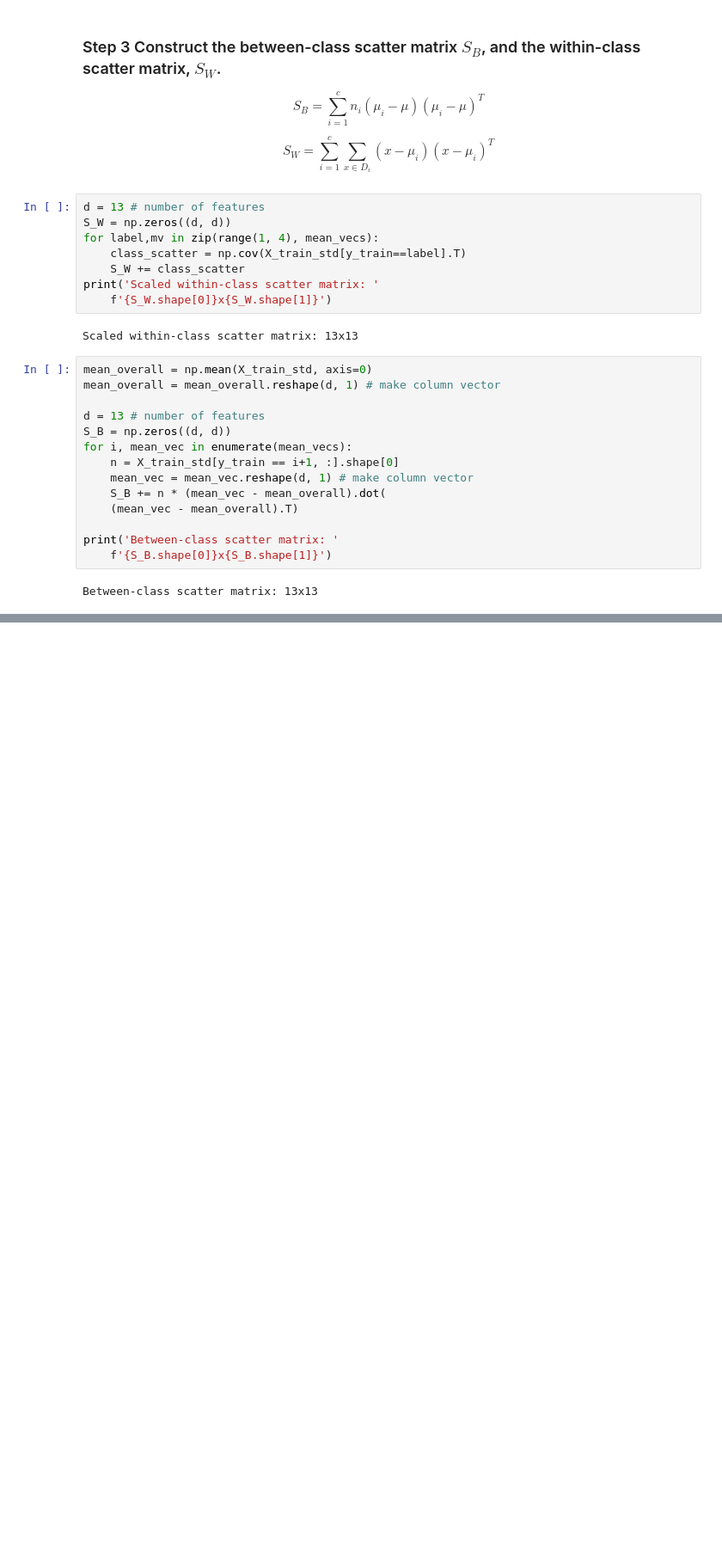
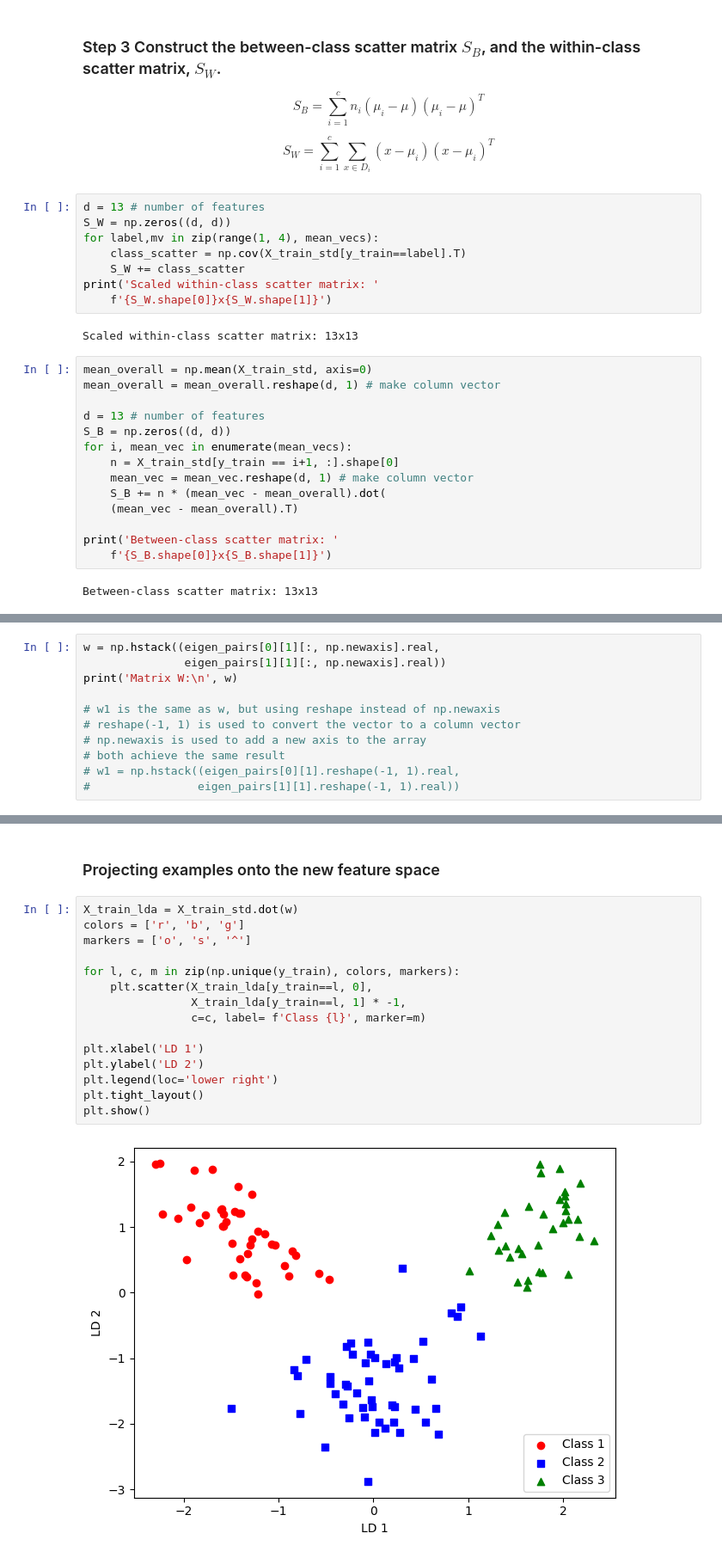
Before and after one commit to RalphExp/MachineLearning, a Jupyter notebook: DLFC/Application/ch05.ipynb, the cells around one changed output, grey strips where cells are left out. Shown at 86% size. Drawn from its saved outputs; the diff is of its cells as text; blank space fills up the shorter version.

```diff
--- a/DLFC/Application/ch05.ipynb
+++ b/DLFC/Application/ch05.ipynb
@@ -307,0 +350,11 @@ Between-class scatter matrix: 13x13
+# %%
+w = np.hstack((eigen_pairs[0][1][:, np.newaxis].real,
+               eigen_pairs[1][1][:, np.newaxis].real))
+print('Matrix W:\n', w)
+
+# w1 is the same as w, but using reshape instead of np.newaxis
+# reshape(-1, 1) is used to convert the vector to a column vector
+# np.newaxis is used to add a new axis to the array
+# both achieve the same result
+# w1 = np.hstack((eigen_pairs[0][1].reshape(-1, 1).real,
+#                eigen_pairs[1][1].reshape(-1, 1).real))
@@ -307,0 +376,19 @@ Between-class scatter matrix: 13x13
+# %% [markdown]
+### Projecting examples onto the new feature space
+# %%
+X_train_lda = X_train_std.dot(w)
+colors = ['r', 'b', 'g']
+markers = ['o', 's', '^']
+
+for l, c, m in zip(np.unique(y_train), colors, markers):
+    plt.scatter(X_train_lda[y_train==l, 0],
+                X_train_lda[y_train==l, 1] * -1,
+                c=c, label= f'Class {l}', marker=m)
+
+plt.xlabel('LD 1')
+plt.ylabel('LD 2')
+plt.legend(loc='lower right')
+plt.tight_layout()
+plt.show()
+# %% [output]
+[figure, added]
```
Also changed, not shown: parts of 8 cells of this notebook, 2 other files.
